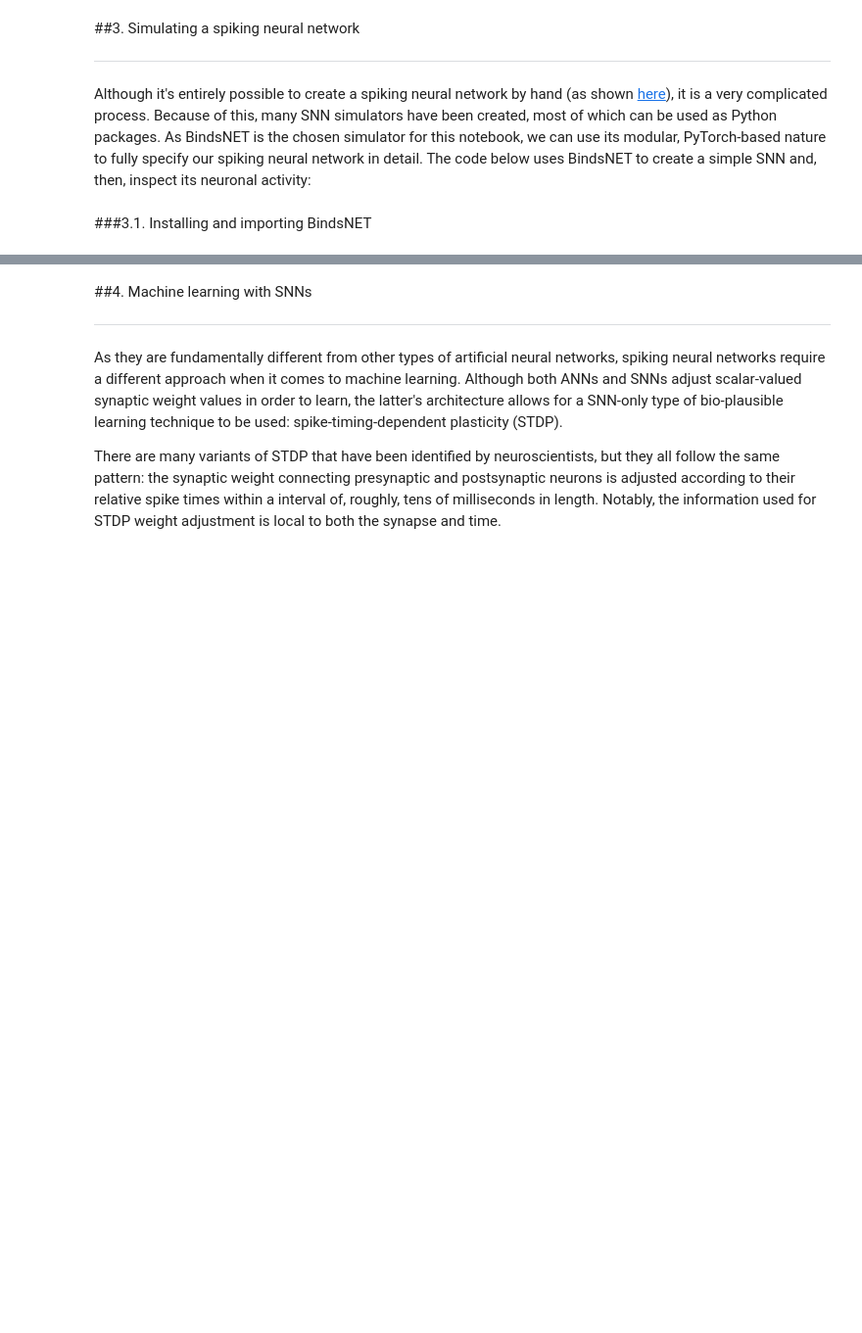
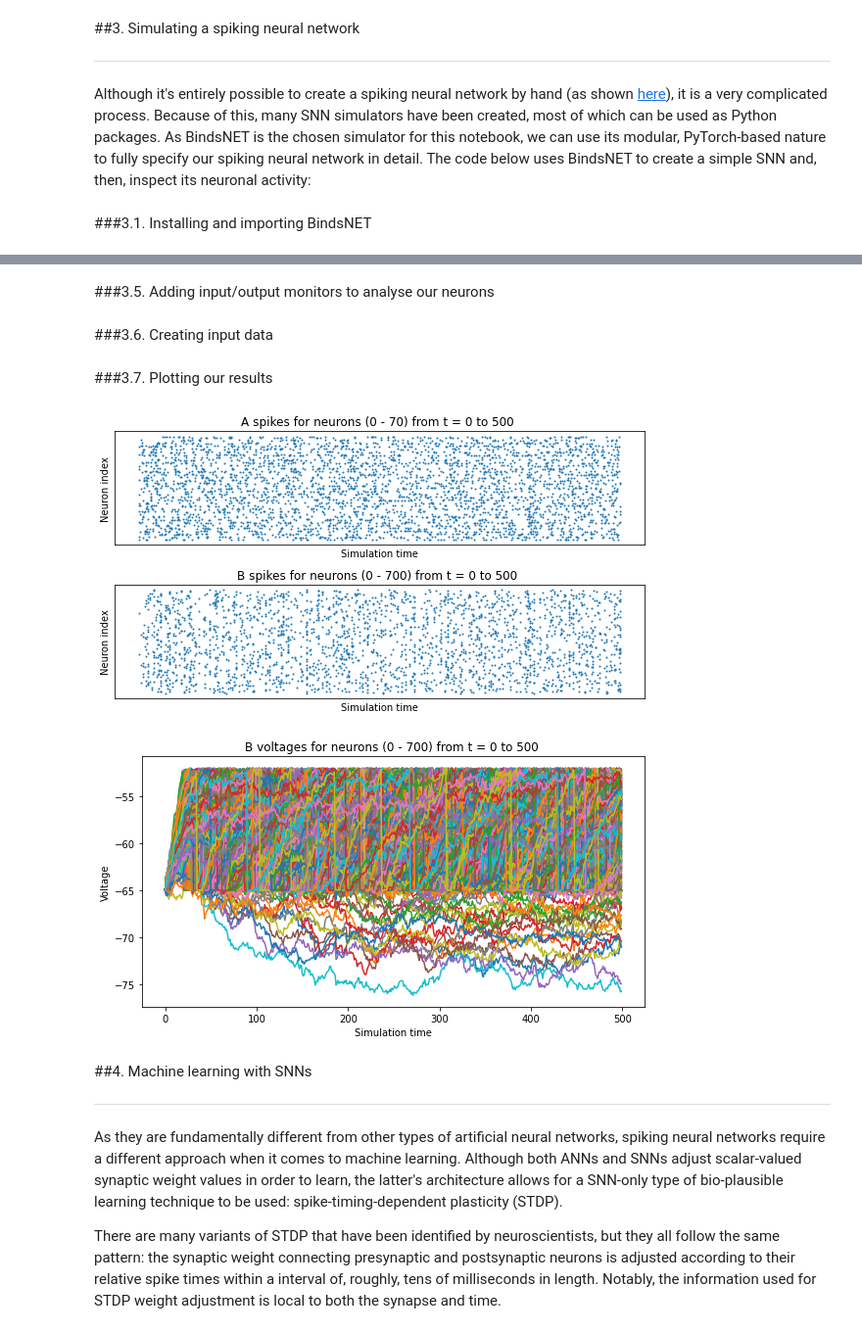
Before and after one commit to pereirarodrigo/project_spike, a Jupyter notebook: spike.ipynb, the cells around one changed output, grey strips where cells are left out. Shown: that part at 98% size. Cells and saved outputs as stored; diff of their text form; code cells hidden in the pictures; blank space fills up the shorter version.

```diff
--- a/spike.ipynb
+++ b/spike.ipynb
@@ -150,0 +183,21 @@ connection = Connection (
+# %% [markdown]
+###3.5. Adding input/output monitors to analyse our neurons
+# %%
+# Input monitor
+source_monitor = Monitor (
+    obj = source_layer,
+    state_vars = ("s", ),  # record spikes
+    time = time
+)
+
+# Output monitor
+target_monitor = Monitor (
+    obj = target_layer,
+    state_vars = ("s", "v"),  # record spikes and voltages
+    time = time
+)
+
+snn.add_monitor(monitor = source_monitor, name = "A")
+snn.add_monitor(monitor = target_monitor, name = "B")
+# %% [markdown]
+###3.6. Creating input data
@@ -151,3 +211,22 @@ connection = Connection (
+# %% [markdown]
+###3.7. Plotting our results
+# %%
+# Retrieving our spikes and voltages from the monitors
+spikes = {
+    "A": source_monitor.get("s"),
+    "B": target_monitor.get("s")
+}
+
+voltages = {"B": target_monitor.get("v")}
+
+# Plotting the simulation
+plt.ioff()
+plot_spikes(spikes)
+plot_voltages(voltages, plot_type = "line")
+plt.show()
+# %% [output]
+[figure, added]
+[figure, added]
 # %% [markdown]
 ##4. Machine learning with SNNs
 ***
```
Also changed, not shown: parts of 8 cells of this notebook.
